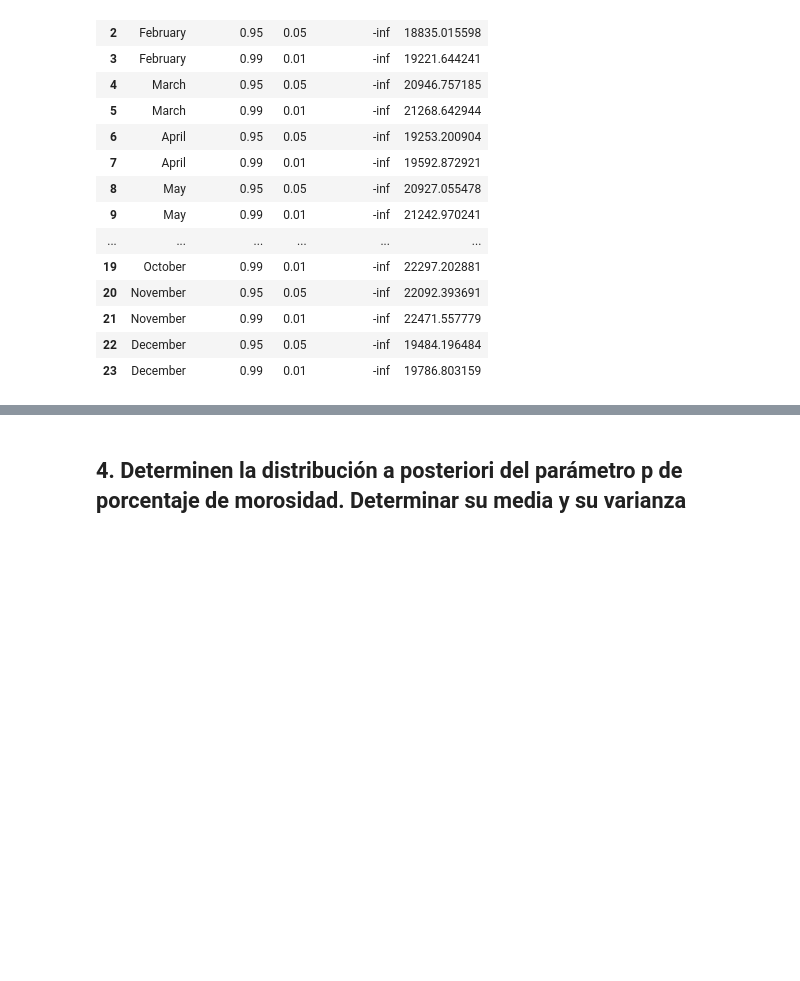
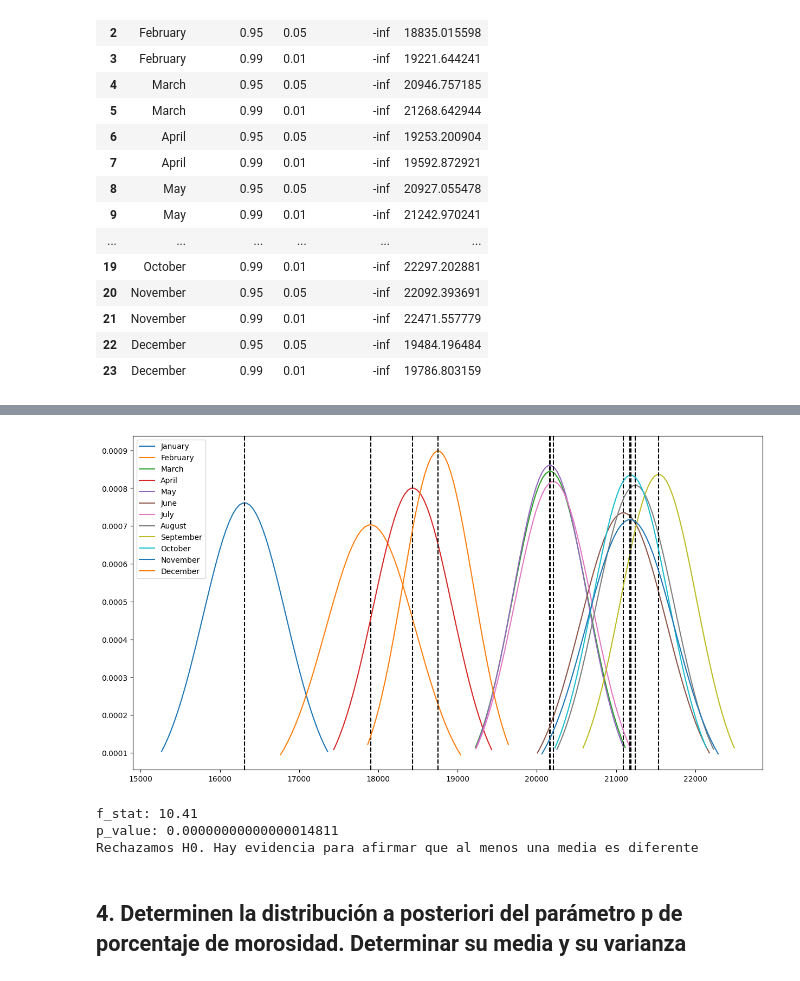
Before and after one commit to gx-ceia-tps/tp3-peia, a Jupyter notebook: tp3-peia-project/tp-final-peia.ipynb, the cells around one changed output, grey strips where cells are left out. Saved outputs shown, nothing was run; the diff lists cells and outputs as text; code cells hidden in the pictures; blank space fills up the shorter version.

```diff
--- a/tp3-peia-project/tp-final-peia.ipynb
+++ b/tp3-peia-project/tp-final-peia.ipynb
@@ -139,2 +143,36 @@ display(df)
+# %%
+import numpy as np
+from scipy.stats import norm
+
+month_names = ["January","February","March","April","May","June","July","August","September","October","November","December"]
+
+fig, ax = plt.subplots(figsize=(15,8))
+for month_name, sales in zip(month_names, sales_per_month):
+    μ = np.mean(sales)
+    n = len(sales)
+    σ = np.std(sales)/np.sqrt(n)
+    x_axis = np.linspace(μ-2*σ,μ+2*σ)
+    plt.plot(x_axis,norm.pdf(x_axis, μ, σ), label=month_name)
+    plt.axvline(x=μ, ls='--', color='black')
+plt.legend()
+plt.show()
+# %% [output]
+[figure, added]
+# %%
+from scipy.stats import f_oneway
+f_stat, p_value = f_oneway(*sales_per_month)
+
+alpha = 0.05
+print('f_stat:', f'{f_stat:.2f}')
+print('p_value:', f'{p_value:.20f}')
+
+if p_value < alpha:
+    print("Rechazamos H0. Hay evidencia para afirmar que al menos una media es diferente")
+else:
+    print("No se rehaza H0. Hay evidencia suficiente para afirmar que las medias son diferentes")
+# %% [output]
+f_stat: 10.41
+p_value: 0.00000000000000014811
+Rechazamos H0. Hay evidencia para afirmar que al menos una media es diferente
 # %% [markdown]
 ## 4. Determinen la distribución a posteriori del parámetro p de porcentaje de morosidad. Determinar su media y su varianza
```
Also changed, not shown: parts of 4 cells of this notebook.
